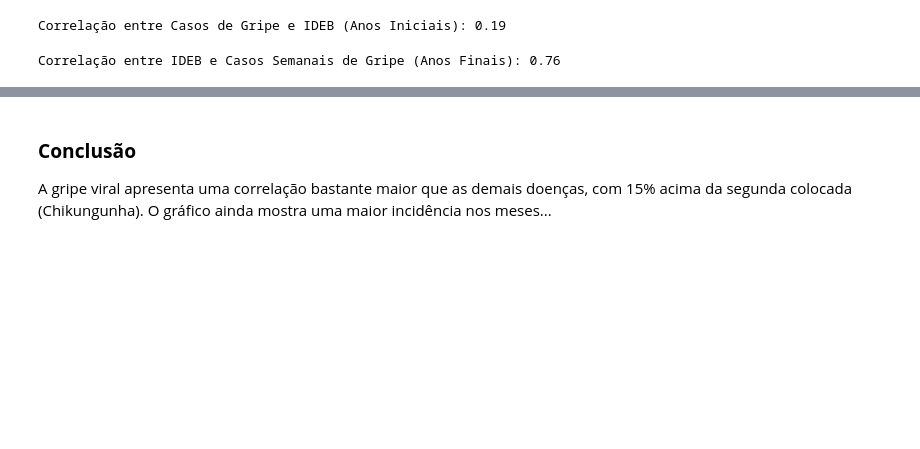
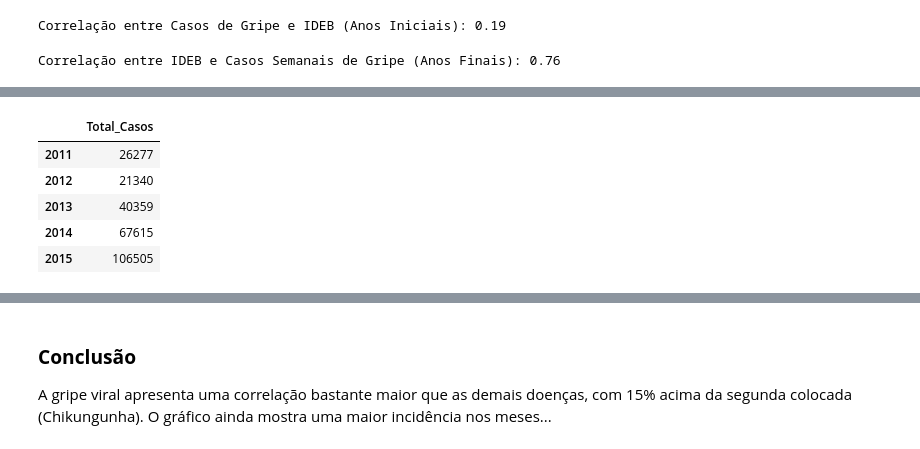
Before and after one commit to cesarfkb/trabalho-CD-semestral, a Jupyter notebook: Projeto_S1_CD.ipynb, the cells around one changed output, grey strips where cells are left out. Drawn from its saved outputs; the diff is of its cells as text; code cells hidden in the pictures; blank space fills up the shorter version.

```diff
--- a/Projeto_S1_CD.ipynb
+++ b/Projeto_S1_CD.ipynb
@@ -502,0 +545,18 @@ Correlação entre IDEB e Casos Semanais de Gripe (Anos Finais): 0.76
+# %%
+# Criar um dataframe com o numero total de dengue para o estado de SP
+df_dengue_sp = pd.DataFrame()
+for cidade in nome_cidades:
+    df_dengue_sp[cidade] = df_dengue_casos[cidade]['casos']
+
+# Calcular a soma dos casos de dengue para cada ano
+df_dengue_sp['Total_Casos'] = df_dengue_sp.sum(axis=1)
+df_dengue_sp.index = df_dengue_sp.index.year
+df_dengue_sp = df_dengue_sp[['Total_Casos']]
+df_dengue_sp.head()
+# %% [output]
+|  | Total_Casos |
+| 2011 | 26277 |
+| 2012 | 21340 |
+| 2013 | 40359 |
+| 2014 | 67615 |
+| 2015 | 106505 |
```
Also changed, not shown: parts of 8 cells of this notebook.
